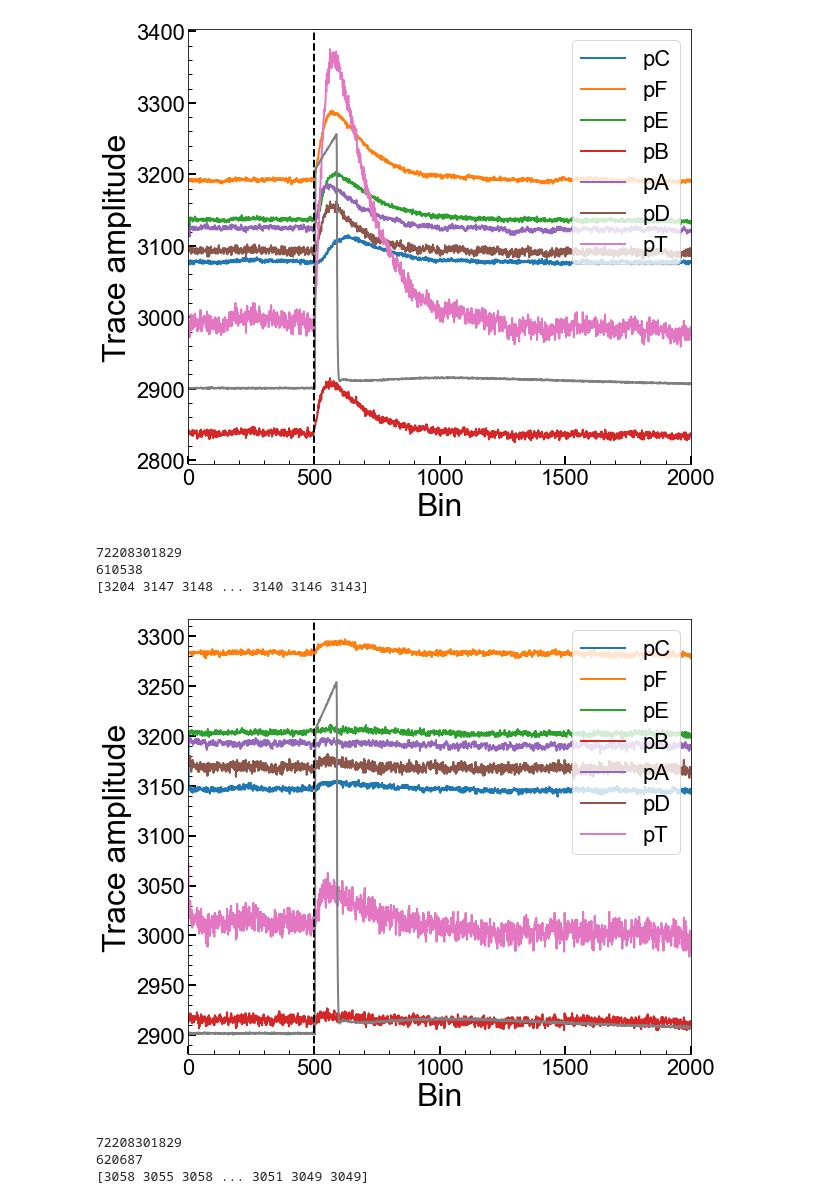
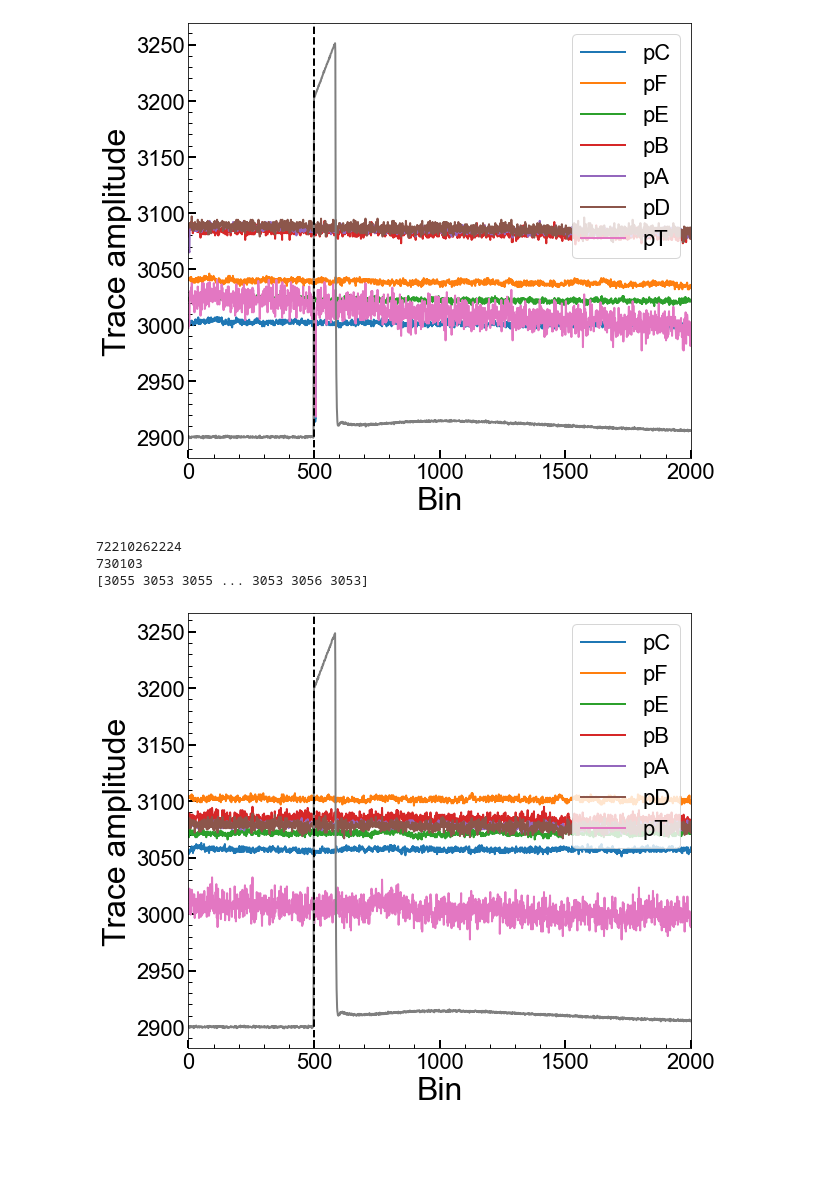
Before and after one commit to villano-lab/R76Analysis, a Jupyter notebook: coin_analysis/odd_traces.ipynb, the cells around one changed output. Drawn from its saved outputs; the diff is of its cells as text; code cells hidden in the pictures; blank space fills up the shorter version.

```diff
--- a/coin_analysis/odd_traces.ipynb
+++ b/coin_analysis/odd_traces.ipynb
@@ -49,6 +49,14 @@ pulse_struct = pa.parseEventList('data/r76-80V-naitrig-100eV-goodchi.txt')
 for s in pulse_struct:
     ser=int(s.replace('_',''))
     for ev in pulse_struct[s]:
+
+
+      badev1 = (ser==72210192240)&(ev==300587)
+      badev2 = (ser==72210262224)&(ev==730103)
+
+      if(~badev1)&(~badev2):
+        continue
+
       print(ser)
       print(ev)
       fig,axes = plt.subplots(1,1,figsize=(9.0,8.0),sharex=True)
@@ -97,8 +105,5 @@ for s in pulse_struct:
-[figure, old version]
+[figure, new version]
-72208301829
-610538
-[3204 3147 3148 ... 3140 3146 3143]
+72210262224
+730103
+[3055 3053 3055 ... 3053 3056 3053]
-[figure, old version]
+[figure, new version]
-72208301829
-620687
-[3058 3055 3058 ... 3051 3049 3049]
```
Also changed, not shown: parts of 1 cell of this notebook.
